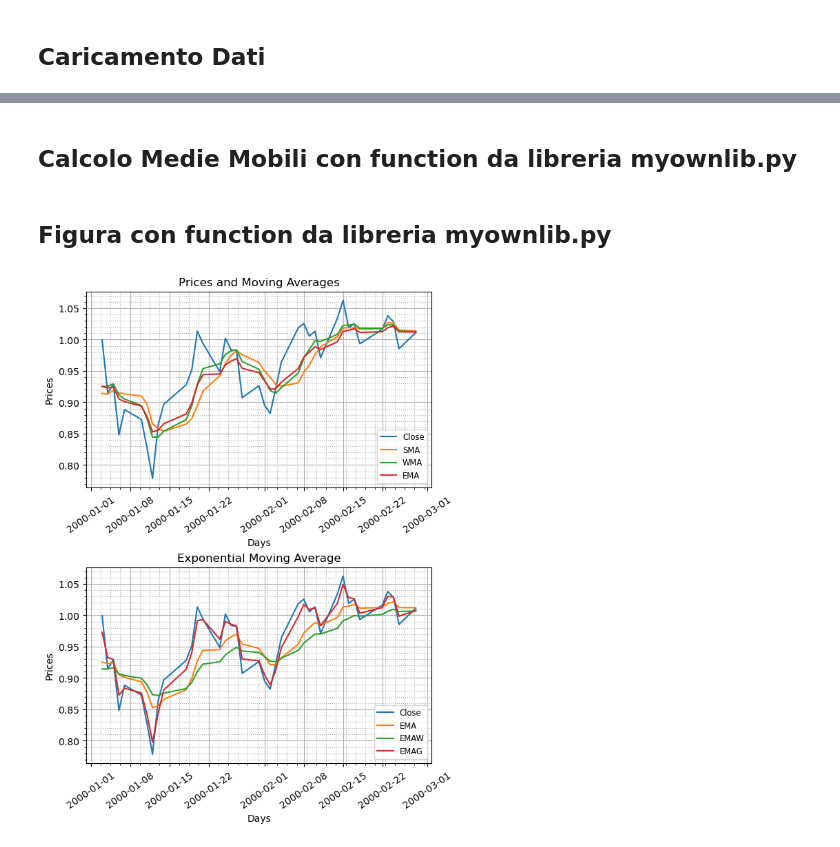
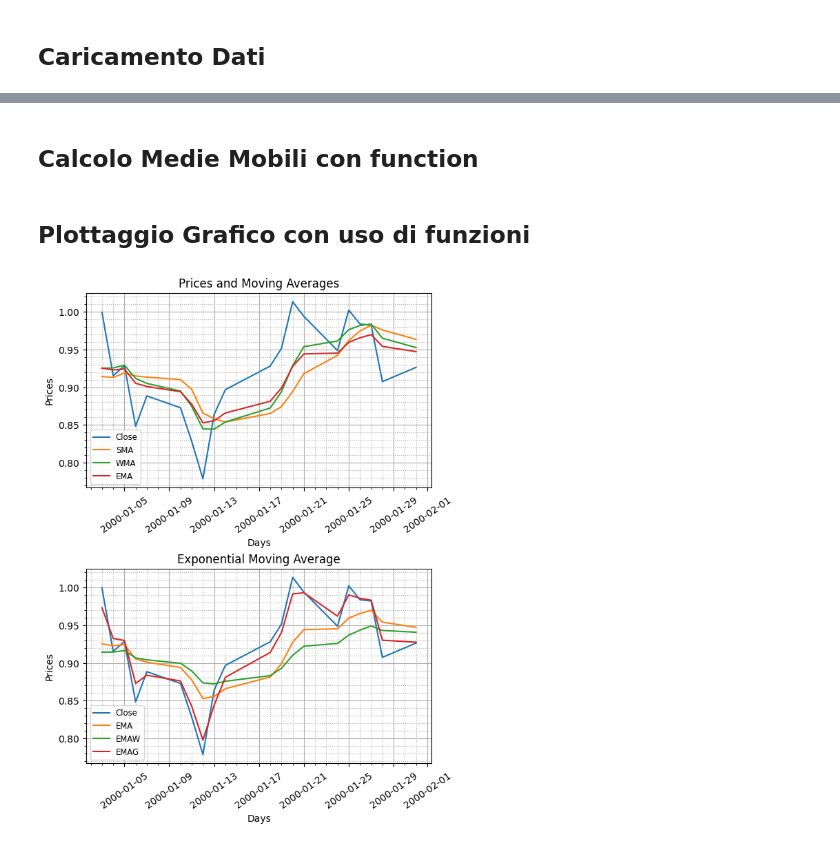
Before and after one commit to Paodidom/Evento-25-marzo-SF-Club-Unipi, a Jupyter notebook: StartingShared/4_MedieMobili.ipynb, the cells around one changed output, grey strips where cells are left out. Saved outputs shown, nothing was run; the diff lists cells and outputs as text; code cells hidden in the pictures.

```diff
--- a/StartingShared/4_MedieMobili.ipynb
+++ b/StartingShared/4_MedieMobili.ipynb
@@ -27,8 +36,16 @@ SciPy 1.13.1
 ## Caricamento Dati
 # %%
 # load csv in a DataFrame
-Aapl = mc.ReadStockPrices('AAPL.csv')
+Aapl = mc.ReadStockPrices(GitHubSF+'AAPL.csv')
 
 # define the time period of interest
 day1 = np.datetime64('2000-01-01')
-day2 = np.datetime64('2000-02-28')
+day2 = np.datetime64('2000-01-31')
+
+# extract single columns from DataFrame
+D = Aapl['Date'].values
+O = Aapl['Open'].values
+H = Aapl['High'].values
+L = Aapl['Low'].values
+C = Aapl['Close'].values
+V = Aapl['Volume'].values
@@ -43,2 +130,2 @@ V = Aapl['Volume'].values
 # %% [markdown]
-## Calcolo Medie Mobili con function da libreria myownlib.py
+## Calcolo Medie Mobili con function
@@ -48,28 +132,33 @@ alpha=0.7
 # %%
-SMA=my.Sma(C,p)
-WMA=my.Wma(C,p)
-EMA=my.Ema(C,p)
-EMAW=my.EmaW(C,p)
-EMAG=my.EmaG(C,p,alpha)
+# Definizione parametri
+p=7
+alpha=0.7
+
+# calcolo medie mobili
+SMA=Sma(C,p)
+WMA=Wma(C,p)
+EMA=Ema(C,p)
+EMAW=EmaW(C,p)
+EMAG=EmaG(C,p,alpha)
-# %% [markdown]
-## Figura con function da libreria myownlib.py
+# %% [markdown]
+## Plottaggio Grafico con uso di funzioni
 # %%
 plt.figure(figsize=(6, 8), layout='constrained')
 # First subplot
 plt.subplot(2, 1, 1)
-my.PlotData(D, C, day1, day2, 'Close')
-my.PlotData(D, SMA, day1, day2, 'SMA')
-my.PlotData(D, WMA, day1, day2, 'WMA')
-my.PlotData(D, EMA, day1, day2, 'EMA')
+PlotData(D, C, day1, day2, 'Close')
+PlotData(D, SMA, day1, day2, 'SMA')
+PlotData(D, WMA, day1, day2, 'WMA')
+PlotData(D, EMA, day1, day2, 'EMA')
 mc.EndChart(Legend='on', Xlabel='Days', Ylabel='Prices', Title='Prices and Moving Averages')
 # Second subplot
 plt.subplot(2, 1, 2)
-my.PlotData(D, C, day1, day2, 'Close')
-my.PlotData(D, EMA, day1, day2, 'EMA')
-my.PlotData(D, EMAW, day1, day2, 'EMAW')
-my.PlotData(D, EMAG, day1, day2, 'EMAG')
+PlotData(D, C, day1, day2, 'Close')
+PlotData(D, EMA, day1, day2, 'EMA')
+PlotData(D, EMAW, day1, day2, 'EMAW')
+PlotData(D, EMAG, day1, day2, 'EMAG')
 mc.EndChart(Legend='on', Xlabel='Days', Ylabel='Prices', Title='Exponential Moving Average')
 #
 plt.show()
 # %% [output]
-[figure, old version]
+[figure, new version]
```
Also changed, not shown: parts of 12 cells of this notebook, 16 other files.
